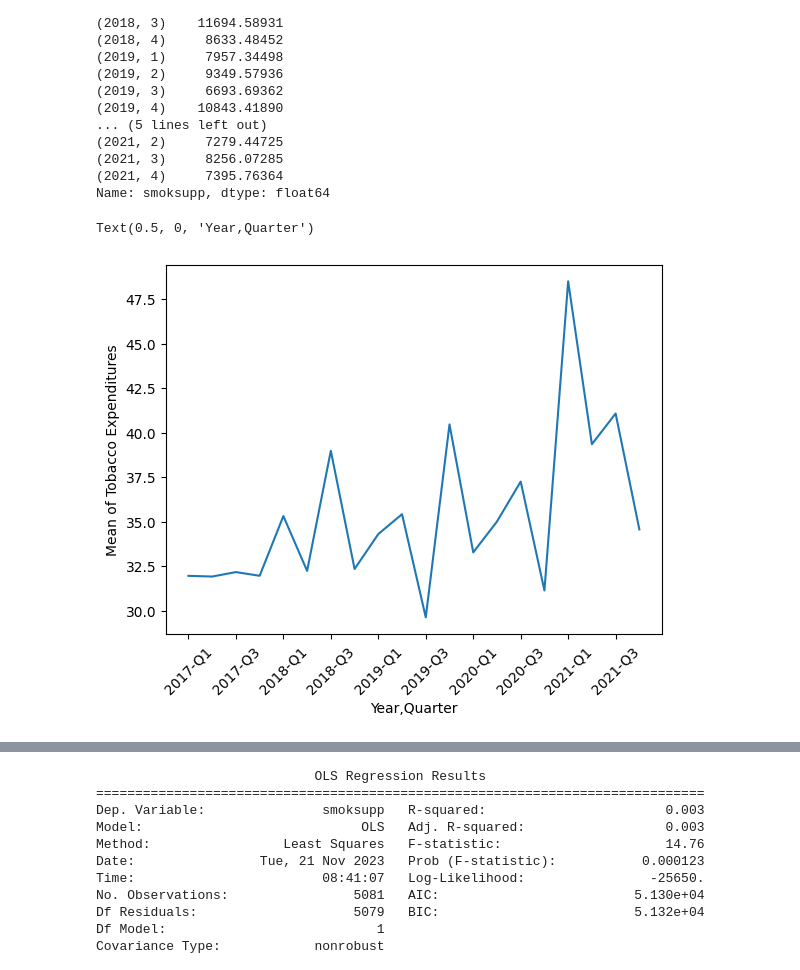
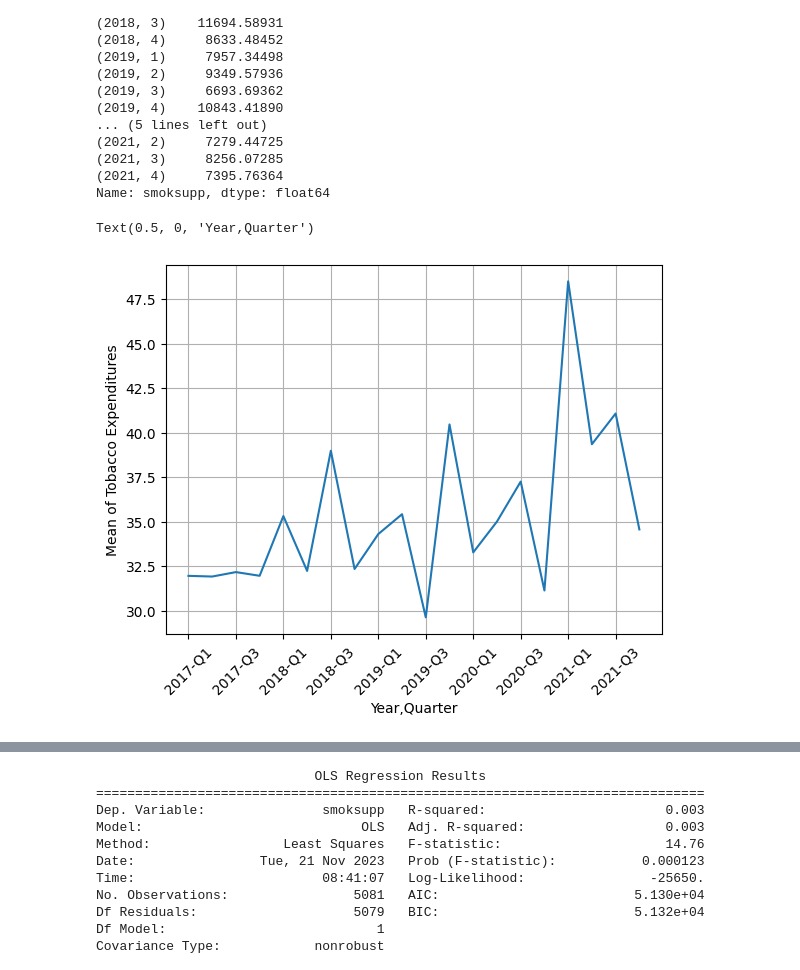
Before and after one commit to smokepm/Tobacco-Expenditure-Survey-Project, a Jupyter notebook: proj_2.ipynb, the cells around one changed output, grey strips where cells are left out. Saved outputs shown, nothing was run; the diff lists cells and outputs as text; code cells hidden in the pictures.

Commit message:
Grid

```diff
--- a/proj_2.ipynb
+++ b/proj_2.ipynb
@@ -316,12 +316,13 @@ Name: smoksupp, dtype: float64
 # %%
 labels = df_grouped1[['year', 'quarter']].astype(str).agg('-Q'.join, axis=1)
 plt.plot(df_grouped1[['year', 'quarter']].astype(str).agg('-Q'.join, axis=1), df_grouped1['smoksupp'])
 plt.xticks(rotation=45, ticks=plt.xticks()[0][::2], labels=labels[::2])
 plt.ylabel('Mean of Tobacco Expenditures')
+plt.grid()
 plt.xlabel('Year,Quarter')
 # %% [output]
 Text(0.5, 0, 'Year,Quarter')
-[figure, old version]
+[figure, new version]
 # %%
 labels = df_grouped2[['year', 'quarter']].astype(str).agg('-Q'.join, axis=1)
 plt.plot(df_grouped2[['year', 'quarter']].astype(str).agg('-Q'.join, axis=1), df_grouped2['smoksupp'])
```
Also changed, not shown: parts of 1 cell of this notebook.
